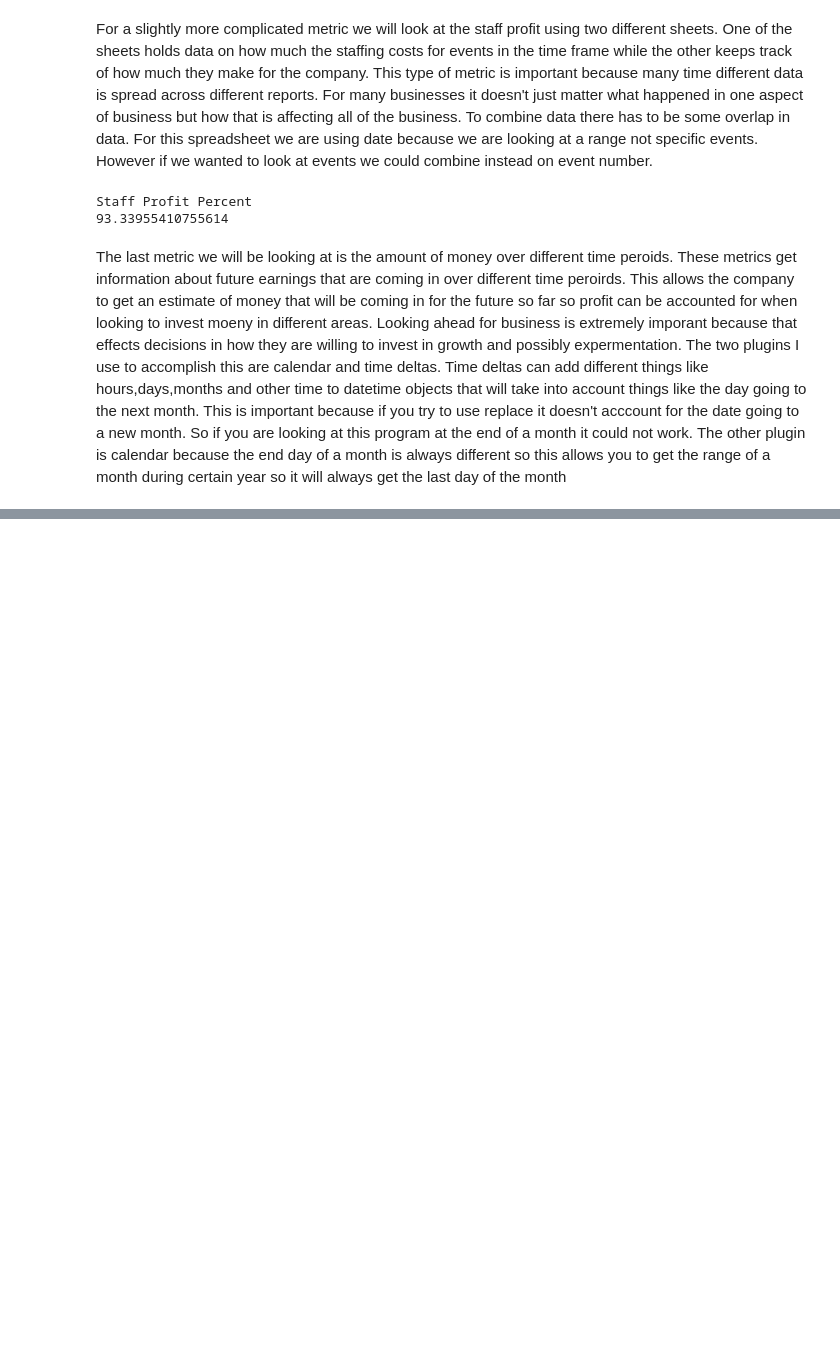
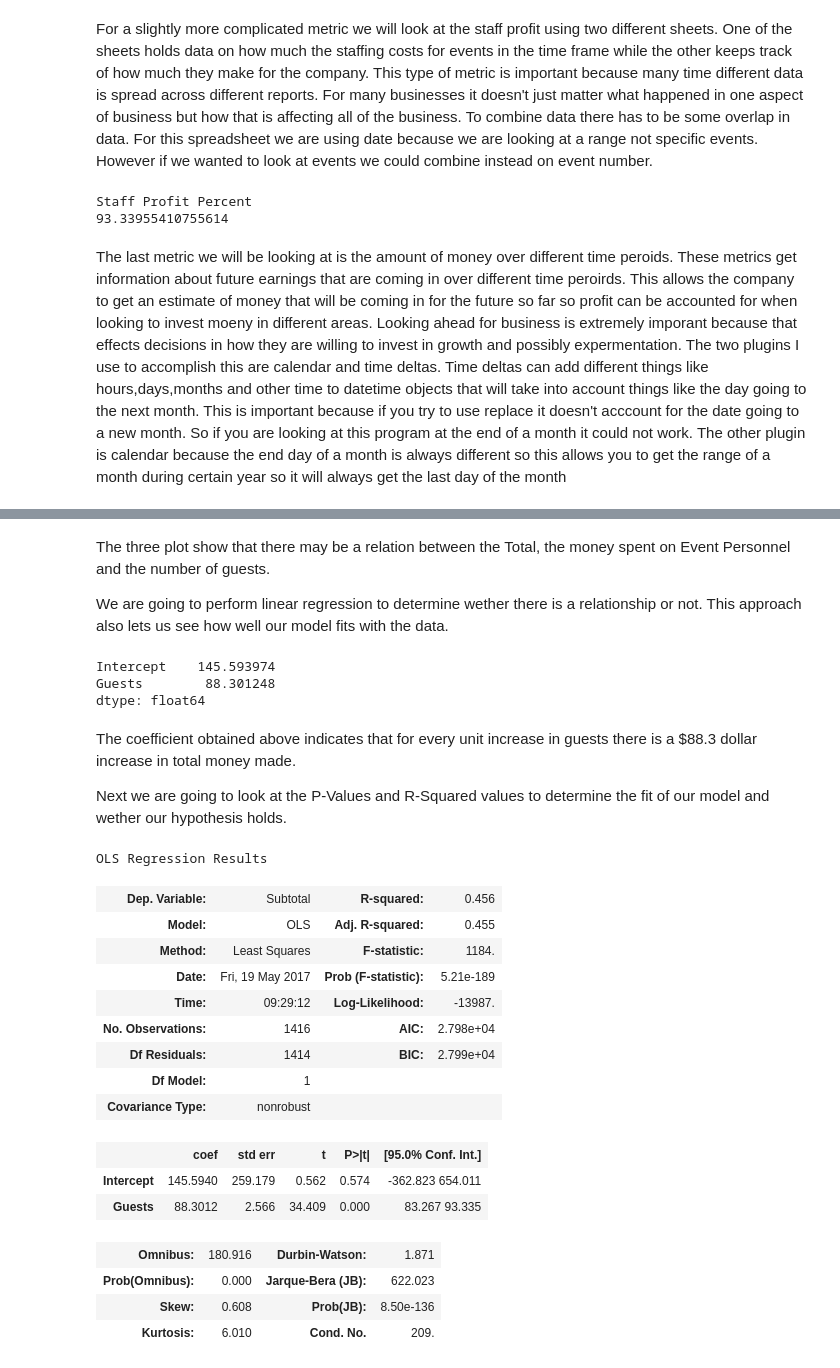
Before and after one commit to JaredJRoss/JaredJRoss.github.io, a Jupyter notebook: Final Tutorial.ipynb, the cells around one changed output, grey strips where cells are left out. Saved outputs shown, nothing was run; the diff lists cells and outputs as text; code cells hidden in the pictures; blank space fills up the shorter version.

```diff
--- a/Final Tutorial.ipynb
+++ b/Final Tutorial.ipynb
@@ -278,0 +323,42 @@ TentTwoMonth = df_tent[df_tent['Event Date'].between(start_date2.replace(day = 1
+# %% [markdown]
+The three plot show that there may be a relation between the Total, the money spent on Event Personnel and the number of guests.
+
+We are going to perform linear regression to determine wether there is a relationship or not. This approach also lets us see how well our model fits with the data.
+# %%
+# this is the standard import if you're using "formula notation" (similar to R)
+import statsmodels.formula.api as smf
+df_rev_guestrange.rename(columns={' Subtotal':'Subtotal', ' Event Personnel': 'HirePersonnel', 'Adult Guests': 'Guests'}, inplace=True)
+
+# create a fitted model in one line
+lm = smf.ols(formula='Subtotal ~ Guests', data=df_rev_guestrange).fit()
+
+# print the coefficients
+lm.params
+# %% [output]
+Intercept    145.593974
+Guests        88.301248
+dtype: float64
+# %% [markdown]
+The coefficient obtained above indicates that for every unit increase in guests there is a $88.3 dollar increase in total money made.
+
+Next we are going to look at the P-Values and R-Squared values to determine the fit of our model and wether our hypothesis holds.
+# %%
+lm.summary()
+# %% [output]
+OLS Regression Results
+| Dep. Variable: | Subtotal | R-squared: | 0.456 |
+| Model: | OLS | Adj. R-squared: | 0.455 |
+| Method: | Least Squares | F-statistic: | 1184. |
+| Date: | Fri, 19 May 2017 | Prob (F-statistic): | 5.21e-189 |
+| Time: | 09:29:12 | Log-Likelihood: | -13987. |
+| No. Observations: | 1416 | AIC: | 2.798e+04 |
+| Df Residuals: | 1414 | BIC: | 2.799e+04 |
+| Df Model: | 1 |  |  |
+| Covariance Type: | nonrobust |  |  |
+|  | coef | std err | t | P>|t| | [95.0% Conf. Int.] |
+| Intercept | 145.5940 | 259.179 | 0.562 | 0.574 | -362.823 654.011 |
+| Guests | 88.3012 | 2.566 | 34.409 | 0.000 | 83.267 93.335 |
+| Omnibus: | 180.916 | Durbin-Watson: | 1.871 |
+| Prob(Omnibus): | 0.000 | Jarque-Bera (JB): | 622.023 |
+| Skew: | 0.608 | Prob(JB): | 8.50e-136 |
+| Kurtosis: | 6.010 | Cond. No. | 209. |
```
Also changed, not shown: parts of 18 cells of this notebook, 1 other file.
